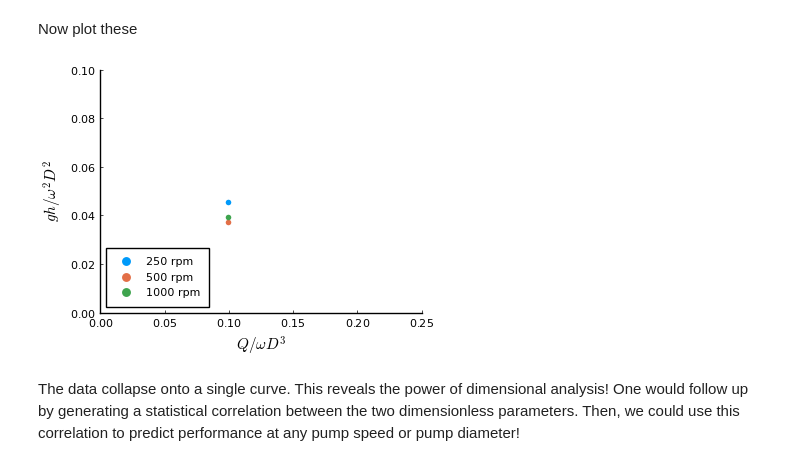
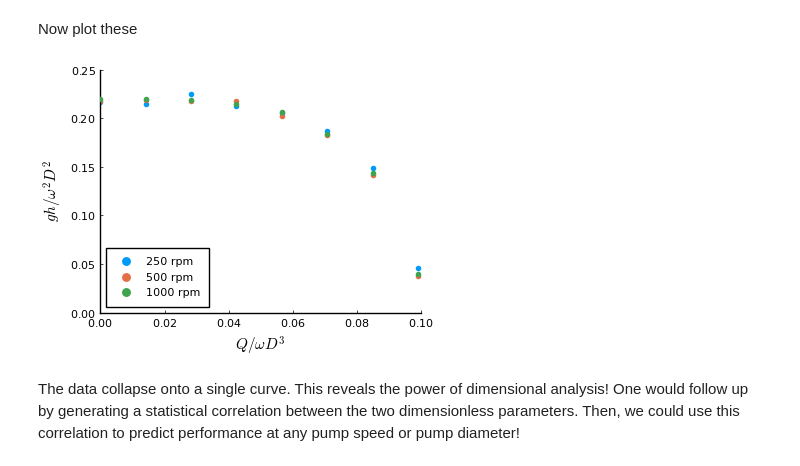
Before and after one commit to UCLAMAEThreads/MAE103, a Jupyter notebook: notebook/2.0-DimensionalAnalysis.ipynb, the cells around one changed output. Drawn from its saved outputs; the diff is of its cells as text; code cells hidden in the pictures.

Commit message:
Fixed mistake in plot of notebook 2.0

```diff
--- a/notebook/2.0-DimensionalAnalysis.ipynb
+++ b/notebook/2.0-DimensionalAnalysis.ipynb
@@ -162,12 +162,12 @@ pumpdata["1000rpm"]["head_nd"] = pumpdata["1000rpm"]["head"]*g/(omega^2*D^2)
 # %% [markdown]
 Now plot these
 # %%
-scatter(xlabel=L"$Q/\omega D^3$",ylabel=L"$gh/\omega^2 D^2$",legend=:bottomleft,xlims=(0,0.25),ylims=(0,0.1))
+scatter(xlabel=L"$Q/\omega D^3$",ylabel=L"$gh/\omega^2 D^2$",legend=:bottomleft,xlims=(0,0.1),ylims=(0,0.25))
 scatter!(pumpdata["250rpm"]["Q_nd"],pumpdata["250rpm"]["head_nd"],label="250 rpm")
 scatter!(pumpdata["500rpm"]["Q_nd"],pumpdata["500rpm"]["head_nd"],label="500 rpm")
 scatter!(pumpdata["1000rpm"]["Q_nd"],pumpdata["1000rpm"]["head_nd"],label="1000 rpm")
 # %% [output]
-[figure, old version]
+[figure, new version]
 # %% [markdown]
 The data collapse onto a single curve. This reveals the power of dimensional
 analysis! One would follow up by generating a statistical correlation
```
Also changed, not shown: 3 other files.
